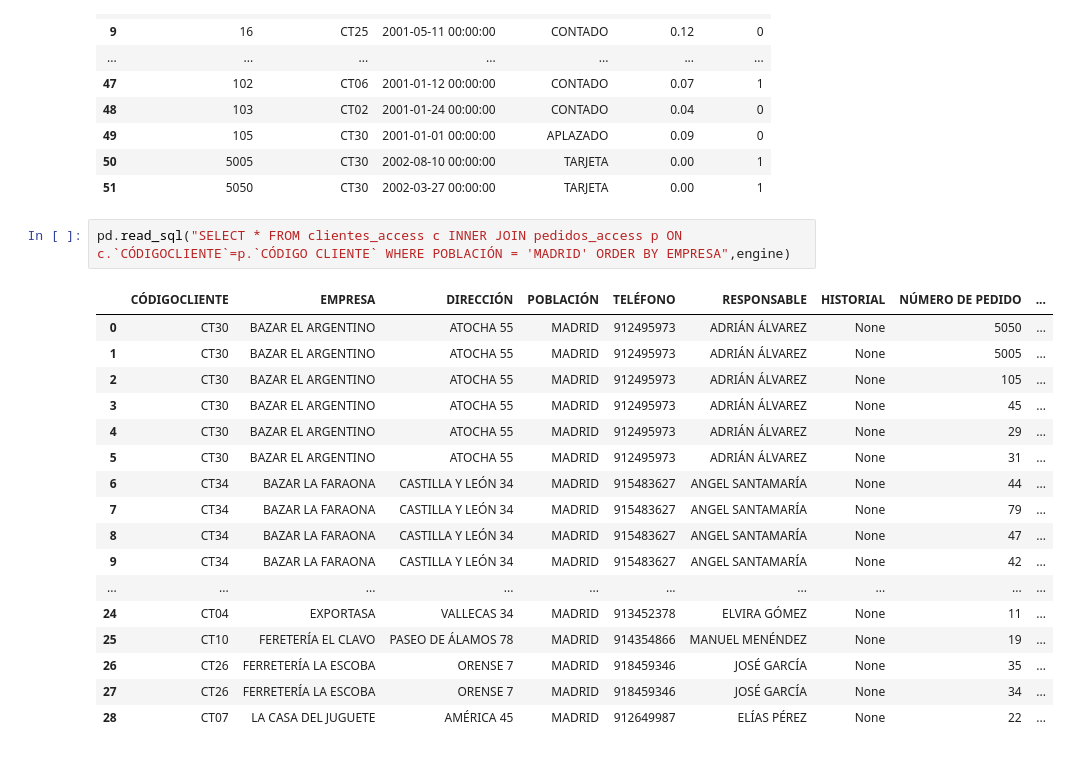
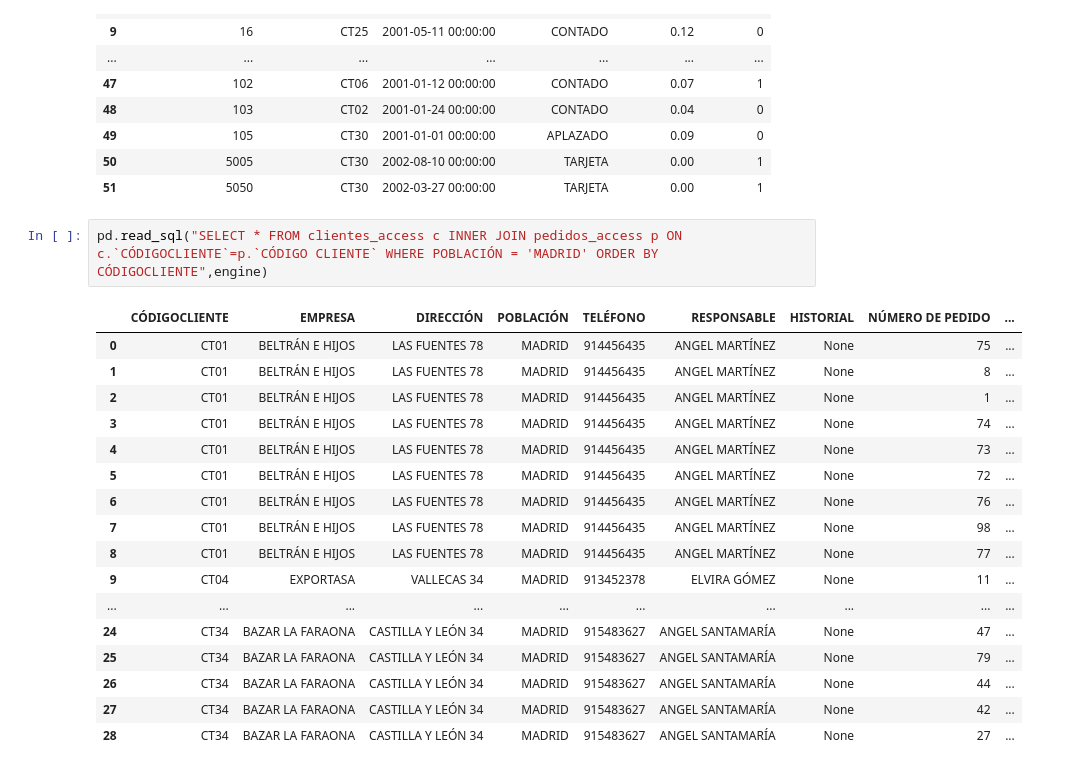
Before and after one commit to preciii7/practica_programacion, a Jupyter notebook: sql/mas_ejercicios_practica.ipynb, the cells around one changed output. Cells and saved outputs as stored; diff of their text form.

```diff
--- a/sql/mas_ejercicios_practica.ipynb
+++ b/sql/mas_ejercicios_practica.ipynb
@@ -765,22 +766,22 @@ pd.read_sql("SELECT * FROM pedidos_access",engine)
 | 50 | 5005 | CT30 | 2002-08-10 00:00:00 | TARJETA | 0.00 | 1 |
 | 51 | 5050 | CT30 | 2002-03-27 00:00:00 | TARJETA | 0.00 | 1 |
 # %%
-pd.read_sql("SELECT * FROM clientes_access c INNER JOIN pedidos_access p ON c.`CÓDIGOCLIENTE`=p.`CÓDIGO CLIENTE` WHERE POBLACIÓN = 'MADRID' ORDER BY EMPRESA",engine)
+pd.read_sql("SELECT * FROM clientes_access c INNER JOIN pedidos_access p ON c.`CÓDIGOCLIENTE`=p.`CÓDIGO CLIENTE` WHERE POBLACIÓN = 'MADRID' ORDER BY CÓDIGOCLIENTE",engine)
 # %% [output]
 |  | CÓDIGOCLIENTE | EMPRESA | DIRECCIÓN | POBLACIÓN | TELÉFONO | RESPONSABLE | HISTORIAL | NÚMERO DE PEDIDO | ... |
-| 0 | CT30 | BAZAR EL ARGENTINO | ATOCHA 55 | MADRID | 912495973 | ADRIÁN ÁLVAREZ | None | 5050 | ... |
-| 1 | CT30 | BAZAR EL ARGENTINO | ATOCHA 55 | MADRID | 912495973 | ADRIÁN ÁLVAREZ | None | 5005 | ... |
-| 2 | CT30 | BAZAR EL ARGENTINO | ATOCHA 55 | MADRID | 912495973 | ADRIÁN ÁLVAREZ | None | 105 | ... |
-| 3 | CT30 | BAZAR EL ARGENTINO | ATOCHA 55 | MADRID | 912495973 | ADRIÁN ÁLVAREZ | None | 45 | ... |
-| 4 | CT30 | BAZAR EL ARGENTINO | ATOCHA 55 | MADRID | 912495973 | ADRIÁN ÁLVAREZ | None | 29 | ... |
-| 5 | CT30 | BAZAR EL ARGENTINO | ATOCHA 55 | MADRID | 912495973 | ADRIÁN ÁLVAREZ | None | 31 | ... |
-| 6 | CT34 | BAZAR LA FARAONA | CASTILLA Y LEÓN 34 | MADRID | 915483627 | ANGEL SANTAMARÍA | None | 44 | ... |
-| 7 | CT34 | BAZAR LA FARAONA | CASTILLA Y LEÓN 34 | MADRID | 915483627 | ANGEL SANTAMARÍA | None | 79 | ... |
-| 8 | CT34 | BAZAR LA FARAONA | CASTILLA Y LEÓN 34 | MADRID | 915483627 | ANGEL SANTAMARÍA | None | 47 | ... |
-| 9 | CT34 | BAZAR LA FARAONA | CASTILLA Y LEÓN 34 | MADRID | 915483627 | ANGEL SANTAMARÍA | None | 42 | ... |
+| 0 | CT01 | BELTRÁN E HIJOS | LAS FUENTES 78 | MADRID | 914456435 | ANGEL MARTÍNEZ | None | 75 | ... |
+| 1 | CT01 | BELTRÁN E HIJOS | LAS FUENTES 78 | MADRID | 914456435 | ANGEL MARTÍNEZ | None | 8 | ... |
+| 2 | CT01 | BELTRÁN E HIJOS | LAS FUENTES 78 | MADRID | 914456435 | ANGEL MARTÍNEZ | None | 1 | ... |
+| 3 | CT01 | BELTRÁN E HIJOS | LAS FUENTES 78 | MADRID | 914456435 | ANGEL MARTÍNEZ | None | 74 | ... |
+| 4 | CT01 | BELTRÁN E HIJOS | LAS FUENTES 78 | MADRID | 914456435 | ANGEL MARTÍNEZ | None | 73 | ... |
+| 5 | CT01 | BELTRÁN E HIJOS | LAS FUENTES 78 | MADRID | 914456435 | ANGEL MARTÍNEZ | None | 72 | ... |
+| 6 | CT01 | BELTRÁN E HIJOS | LAS FUENTES 78 | MADRID | 914456435 | ANGEL MARTÍNEZ | None | 76 | ... |
+| 7 | CT01 | BELTRÁN E HIJOS | LAS FUENTES 78 | MADRID | 914456435 | ANGEL MARTÍNEZ | None | 98 | ... |
+| 8 | CT01 | BELTRÁN E HIJOS | LAS FUENTES 78 | MADRID | 914456435 | ANGEL MARTÍNEZ | None | 77 | ... |
+| 9 | CT04 | EXPORTASA | VALLECAS 34 | MADRID | 913452378 | ELVIRA GÓMEZ | None | 11 | ... |
 | ... | ... | ... | ... | ... | ... | ... | ... | ... | ... |
-| 24 | CT04 | EXPORTASA | VALLECAS 34 | MADRID | 913452378 | ELVIRA GÓMEZ | None | 11 | ... |
-| 25 | CT10 | FERETERÍA EL CLAVO | PASEO DE ÁLAMOS 78 | MADRID | 914354866 | MANUEL MENÉNDEZ | None | 19 | ... |
-| 26 | CT26 | FERRETERÍA LA ESCOBA | ORENSE 7 | MADRID | 918459346 | JOSÉ GARCÍA | None | 35 | ... |
-| 27 | CT26 | FERRETERÍA LA ESCOBA | ORENSE 7 | MADRID | 918459346 | JOSÉ GARCÍA | None | 34 | ... |
-| 28 | CT07 | LA CASA DEL JUGUETE | AMÉRICA 45 | MADRID | 912649987 | ELÍAS PÉREZ | None | 22 | ... |
+| 24 | CT34 | BAZAR LA FARAONA | CASTILLA Y LEÓN 34 | MADRID | 915483627 | ANGEL SANTAMARÍA | None | 47 | ... |
+| 25 | CT34 | BAZAR LA FARAONA | CASTILLA Y LEÓN 34 | MADRID | 915483627 | ANGEL SANTAMARÍA | None | 79 | ... |
+| 26 | CT34 | BAZAR LA FARAONA | CASTILLA Y LEÓN 34 | MADRID | 915483627 | ANGEL SANTAMARÍA | None | 44 | ... |
+| 27 | CT34 | BAZAR LA FARAONA | CASTILLA Y LEÓN 34 | MADRID | 915483627 | ANGEL SANTAMARÍA | None | 42 | ... |
+| 28 | CT34 | BAZAR LA FARAONA | CASTILLA Y LEÓN 34 | MADRID | 915483627 | ANGEL SANTAMARÍA | None | 27 | ... |
```
Also changed, not shown: parts of 8 cells of this notebook.
